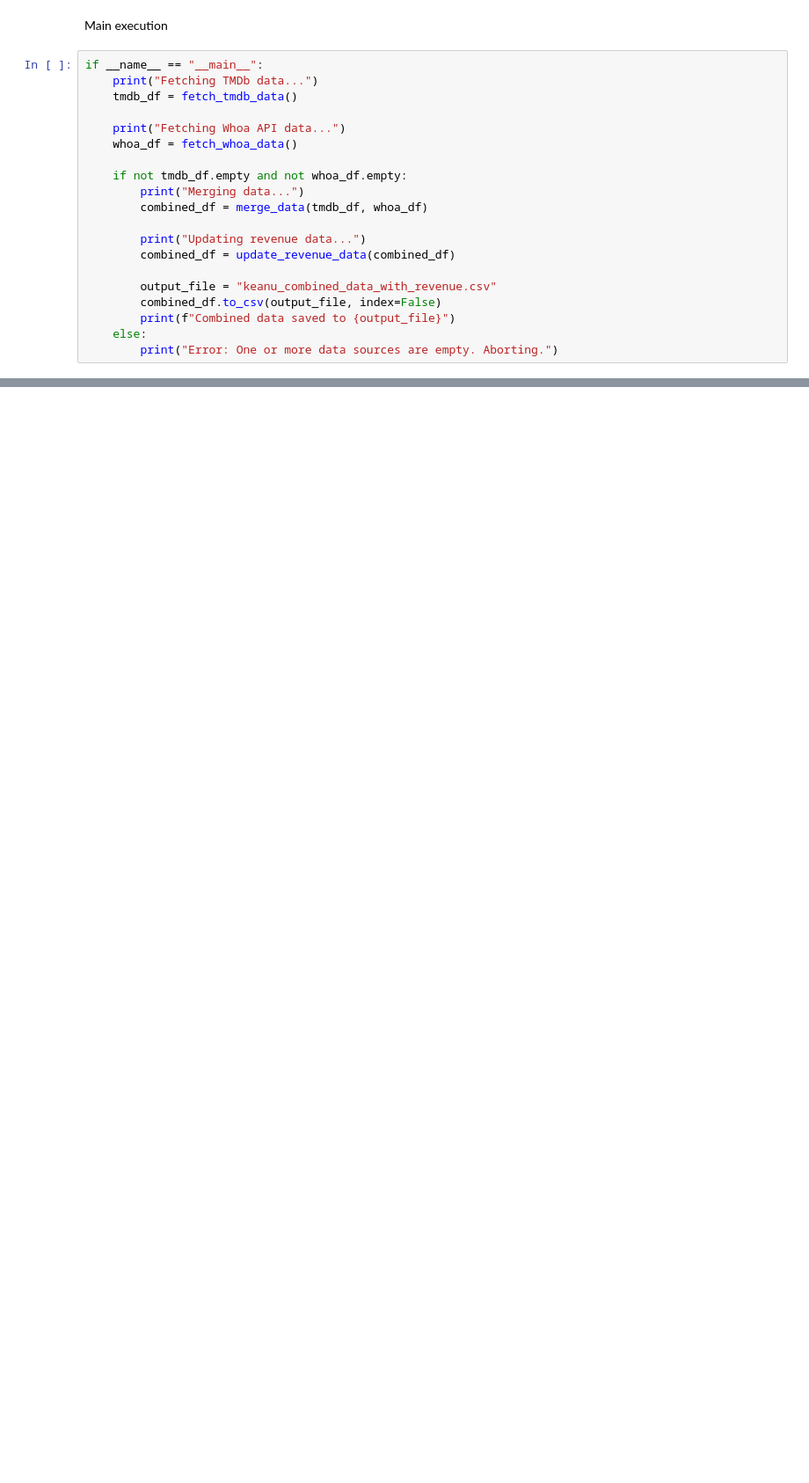
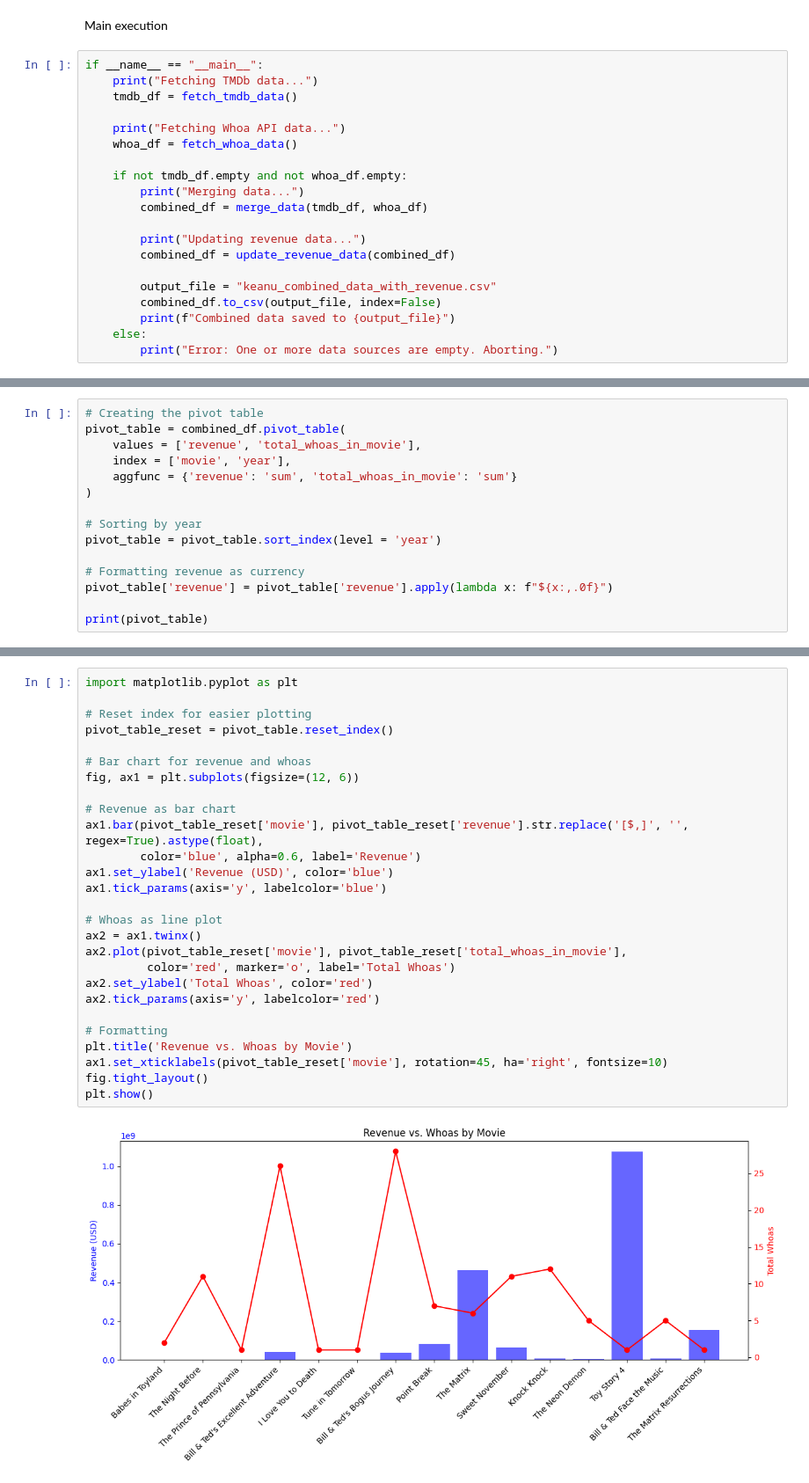
Before and after one commit to jrhankins883/keanu_whoa_vs_boxoffice, a Jupyter notebook: keanu_tmdb.ipynb, the cells around one changed output, grey strips where cells are left out. Shown at 88% size. Cells and saved outputs as stored; diff of their text form; blank space fills up the shorter version.

Commit message:
Added the backup_data folder to the .gitignore file and I've constructed a couple of graphs using matplotlib

```diff
--- a/keanu_tmdb.ipynb
+++ b/keanu_tmdb.ipynb
@@ -145,0 +148,15 @@ if __name__ == "__main__":
+# %%
+# Creating the pivot table
+pivot_table = combined_df.pivot_table(
+    values = ['revenue', 'total_whoas_in_movie'],
+    index = ['movie', 'year'],
+    aggfunc = {'revenue': 'sum', 'total_whoas_in_movie': 'sum'}
+)
+
+# Sorting by year
+pivot_table = pivot_table.sort_index(level = 'year')
+
+# Formatting revenue as currency
+pivot_table['revenue'] = pivot_table['revenue'].apply(lambda x: f"${x:,.0f}")
+
+print(pivot_table)
@@ -145,0 +165,29 @@ if __name__ == "__main__":
+# %%
+import matplotlib.pyplot as plt
+
+# Reset index for easier plotting
+pivot_table_reset = pivot_table.reset_index()
+
+# Bar chart for revenue and whoas
+fig, ax1 = plt.subplots(figsize=(12, 6))
+
+# Revenue as bar chart
+ax1.bar(pivot_table_reset['movie'], pivot_table_reset['revenue'].str.replace('[$,]', '', regex=True).astype(float),
+        color='blue', alpha=0.6, label='Revenue')
+ax1.set_ylabel('Revenue (USD)', color='blue')
+ax1.tick_params(axis='y', labelcolor='blue')
+
+# Whoas as line plot
+ax2 = ax1.twinx()
+ax2.plot(pivot_table_reset['movie'], pivot_table_reset['total_whoas_in_movie'],
+         color='red', marker='o', label='Total Whoas')
+ax2.set_ylabel('Total Whoas', color='red')
+ax2.tick_params(axis='y', labelcolor='red')
+
+# Formatting
+plt.title('Revenue vs. Whoas by Movie')
+ax1.set_xticklabels(pivot_table_reset['movie'], rotation=45, ha='right', fontsize=10)
+fig.tight_layout()
+plt.show()
+# %% [output]
+[figure, added]
```
Also changed, not shown: parts of 3 cells of this notebook, 1 other file.
